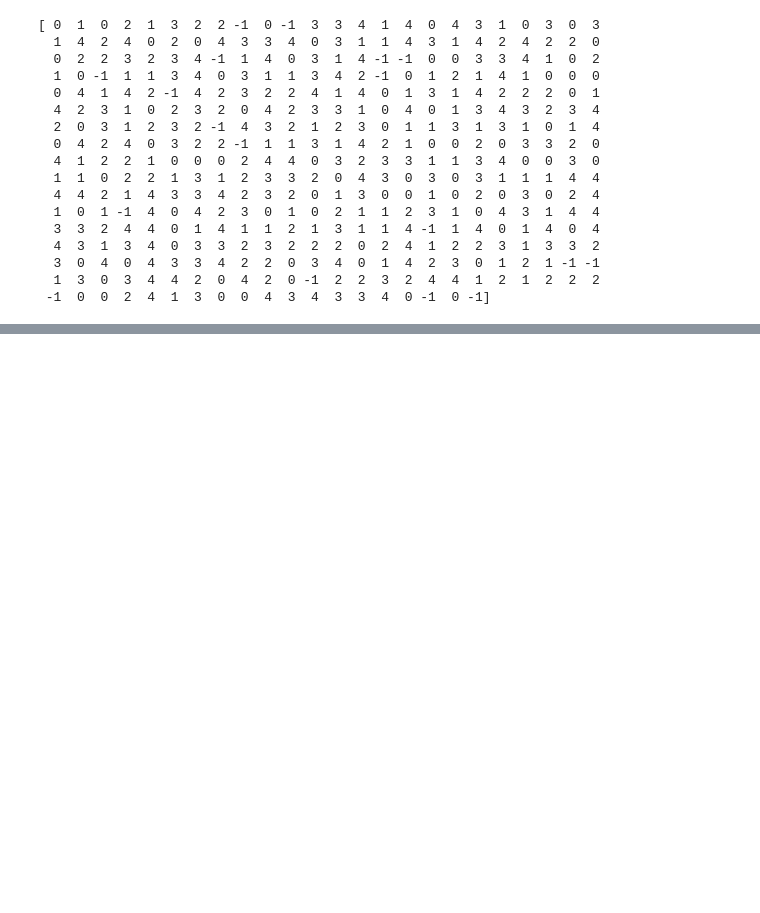
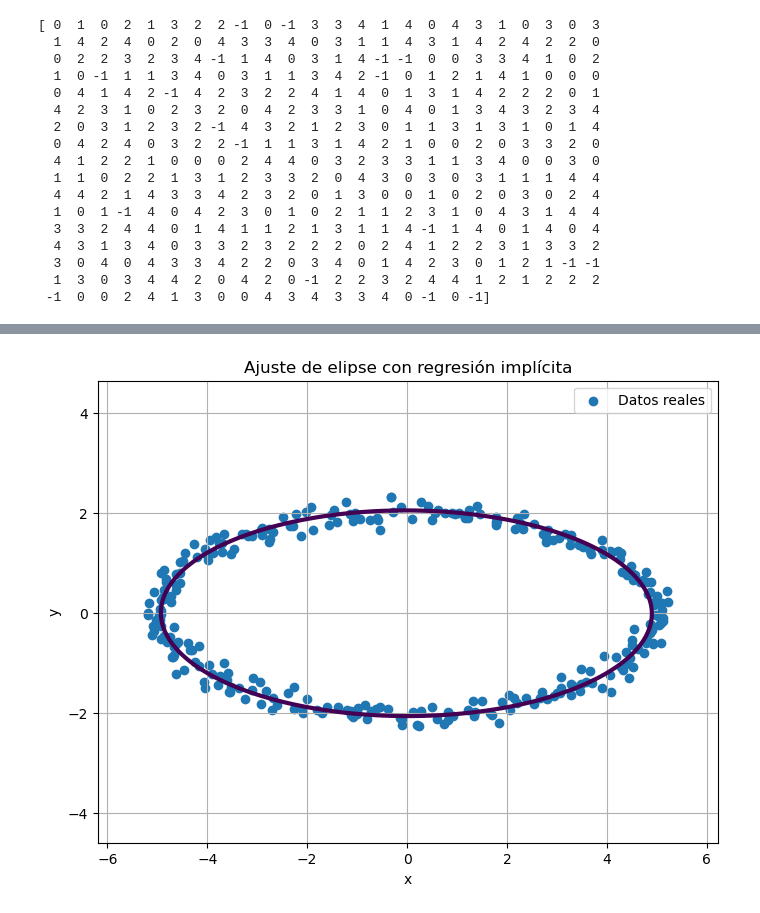
Before and after one commit to jjtorress73/Regresiones_Machine_Learning, a Jupyter notebook: Regresiones_ML.ipynb, the cells around one changed output, grey strips where cells are left out. Cells and saved outputs as stored; diff of their text form; code cells hidden in the pictures; blank space fills up the shorter version.

Commit message:
Incorporación de elipse

```diff
--- a/Regresiones_ML.ipynb
+++ b/Regresiones_ML.ipynb
@@ -1406,0 +1505,40 @@ print(clusters)
+# %%
+# =====================================================
+# 7. GRAFICAR ELIPSE AJUSTADA
+# =====================================================
+
+x_grid = np.linspace(df['x'].min()-1, df['x'].max()+1, 400)
+y_grid = np.linspace(df['y'].min()-1, df['y'].max()+1, 400)
+
+Xg, Yg = np.meshgrid(x_grid, y_grid)
+
+Z = (
+    A*Xg**2 +
+    B*Xg*Yg +
+    C*Yg**2 +
+    D*Xg +
+    E*Yg +
+    F
+)
+
+plt.figure(figsize=(8, 6))
+
+plt.scatter(df['x'], df['y'], label='Datos reales')
+
+plt.contour(
+    Xg,
+    Yg,
+    Z,
+    levels=[0],
+    linewidths=3
+)
+
+plt.title('Ajuste de elipse con regresión implícita')
+plt.xlabel('x')
+plt.ylabel('y')
+plt.axis('equal')
+plt.grid(True)
+plt.legend()
+plt.show()
+# %% [output]
+[figure, added]
```
Also changed, not shown: parts of 4 cells of this notebook.
